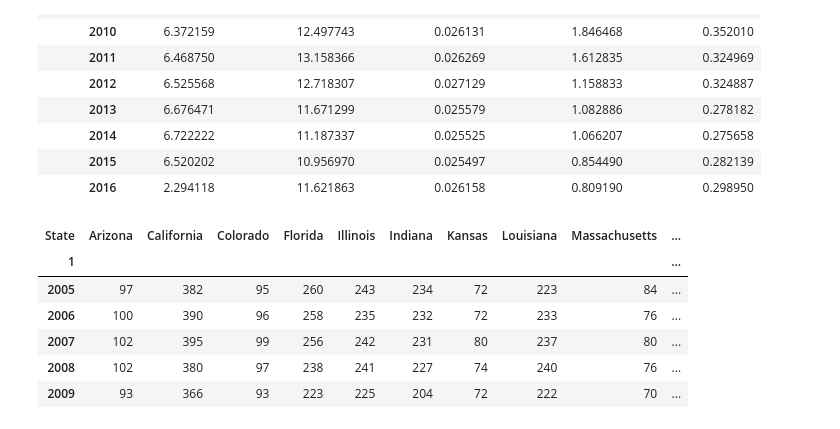
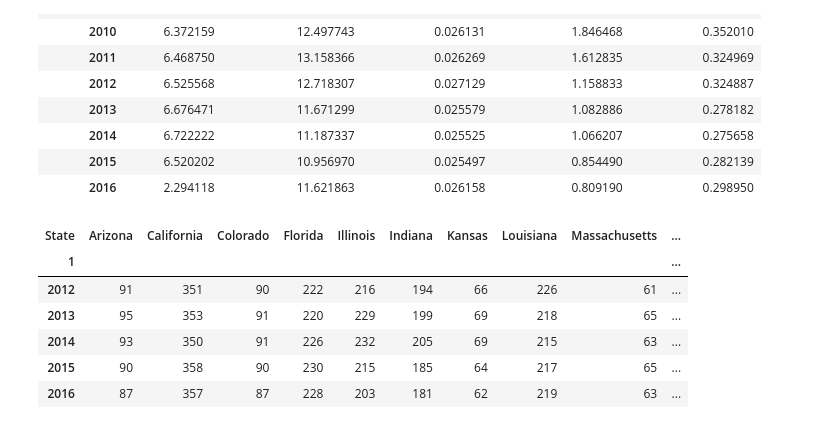
Before and after one commit to AshRC17/Project-1, a Jupyter notebook: Project 1 Charts_jv.ipynb, the cells around one changed output. Saved outputs shown, nothing was run; the diff lists cells and outputs as text; code cells hidden in the pictures.

```diff
--- a/Project 1 Charts_jv.ipynb
+++ b/Project 1 Charts_jv.ipynb
@@ -65,39 +68,43 @@ carb_df = carb_df.drop(columns=['1999','2000','2001','2002','2003','2004'])
 
 #sum states
 carb_df['2005'] = pd.to_numeric(carb_df['2005'],errors ='coerce')
 carb_df['2006'] = pd.to_numeric(carb_df['2006'],errors ='coerce')
 carb_df['2007'] = pd.to_numeric(carb_df['2007'],errors ='coerce')
 carb_df['2008'] = pd.to_numeric(carb_df['2008'],errors ='coerce')
 carb_df['2009'] = pd.to_numeric(carb_df['2009'],errors ='coerce')
 carb_df['2010'] = pd.to_numeric(carb_df['2010'],errors ='coerce')
 carb_df['2011'] = pd.to_numeric(carb_df['2011'],errors ='coerce')
 carb_df['2012'] = pd.to_numeric(carb_df['2012'],errors ='coerce')
 carb_df['2013'] = pd.to_numeric(carb_df['2013'],errors ='coerce')
 carb_df['2014'] = pd.to_numeric(carb_df['2014'],errors ='coerce')
 carb_df['2015'] = pd.to_numeric(carb_df['2015'],errors ='coerce')
 carb_df['2016'] = pd.to_numeric(carb_df['2016'],errors ='coerce')
 carb_df['2017'] = pd.to_numeric(carb_df['2017'],errors ='coerce')
 
 carb_df.loc['Total'] = carb_df.sum(numeric_only=True)
 
 carb_dft = carb_df.T
 
 carb_dft.columns = carb_dft.iloc[0]
 
 carb_dft.drop(carb_dft.index[0], inplace=True)
 
 #breaks here therefore cannot plot bc NaN col
 carb_dft.rename(columns={'Nan':'Total'}, inplace=True)
 
-carb_dft.head()
+carb_dft = carb_dft.drop(['Percent', 'Absolute', '2017'])
+
+carb_dft = carb_dft[:-1]
+
+carb_dft.tail()
 # %% [output]
 | State | Arizona | California | Colorado | Florida | Illinois | Indiana | Kansas | Louisiana | Massachusetts | ... |
 | 1 |  |  |  |  |  |  |  |  |  | ... |
-| 2005 | 97 | 382 | 95 | 260 | 243 | 234 | 72 | 223 | 84 | ... |
-| 2006 | 100 | 390 | 96 | 258 | 235 | 232 | 72 | 233 | 76 | ... |
-| 2007 | 102 | 395 | 99 | 256 | 242 | 231 | 80 | 237 | 80 | ... |
-| 2008 | 102 | 380 | 97 | 238 | 241 | 227 | 74 | 240 | 76 | ... |
-| 2009 | 93 | 366 | 93 | 223 | 225 | 204 | 72 | 222 | 70 | ... |
+| 2012 | 91 | 351 | 90 | 222 | 216 | 194 | 66 | 226 | 61 | ... |
+| 2013 | 95 | 353 | 91 | 220 | 229 | 199 | 69 | 218 | 65 | ... |
+| 2014 | 93 | 350 | 91 | 226 | 232 | 205 | 69 | 215 | 63 | ... |
+| 2015 | 90 | 358 | 90 | 230 | 215 | 185 | 64 | 217 | 65 | ... |
+| 2016 | 87 | 357 | 87 | 228 | 203 | 181 | 62 | 219 | 63 | ... |
 # %%
 #GDP data
 gdp_csv = "Resources/GDP_by_state.csv"
```
Also changed, not shown: parts of 11 cells of this notebook.
